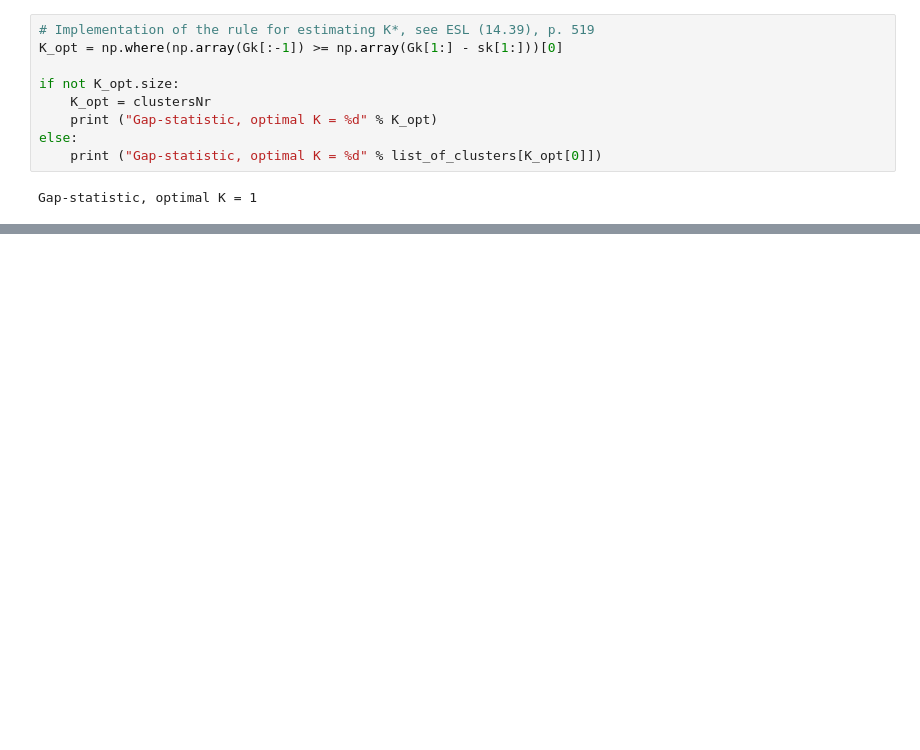
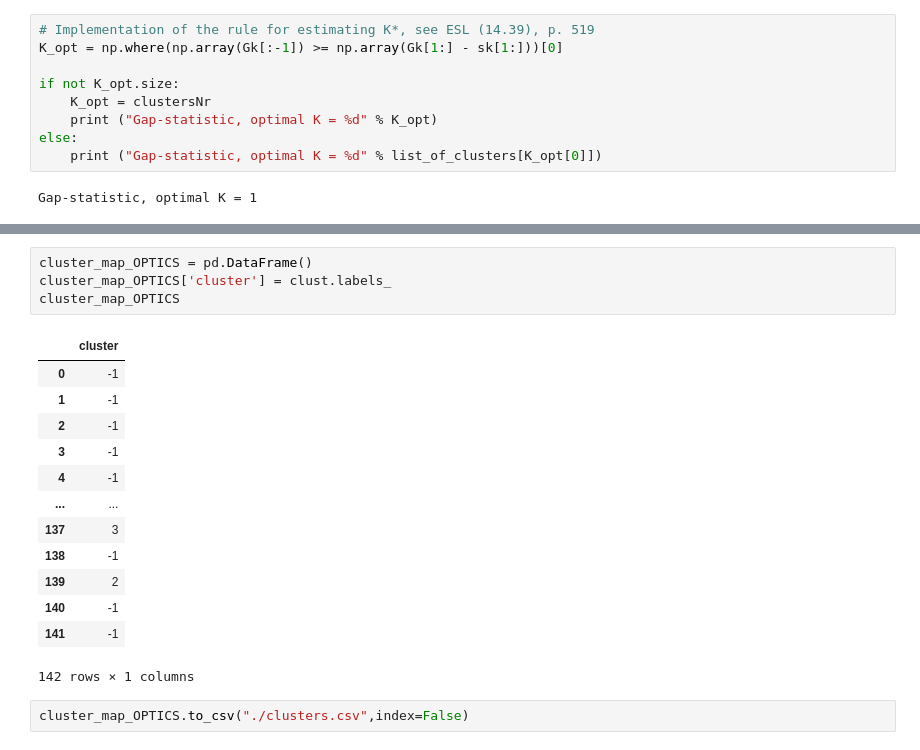
Before and after one commit to Hypertyz/igem2022, a Jupyter notebook: Yeast_project/notebooks/Promoter_RBS.ipynb, the cells around one changed output, grey strips where cells are left out. Drawn from its saved outputs; the diff is of its cells as text; blank space fills up the shorter version.

```diff
--- a/Yeast_project/notebooks/Promoter_RBS.ipynb
+++ b/Yeast_project/notebooks/Promoter_RBS.ipynb
@@ -331,0 +351,20 @@ cluster_map.to_csv("./clusters.csv",index=False)
+# %%
+cluster_map_OPTICS = pd.DataFrame()
+cluster_map_OPTICS['cluster'] = clust.labels_
+cluster_map_OPTICS
+# %% [output]
+|  | cluster |
+| 0 | -1 |
+| 1 | -1 |
+| 2 | -1 |
+| 3 | -1 |
+| 4 | -1 |
+| ... | ... |
+| 137 | 3 |
+| 138 | -1 |
+| 139 | 2 |
+| 140 | -1 |
+| 141 | -1 |
+142 rows × 1 columns
+# %%
+cluster_map_OPTICS.to_csv("./clusters.csv",index=False)
```
Also changed, not shown: parts of 15 cells of this notebook, 18 other files.
